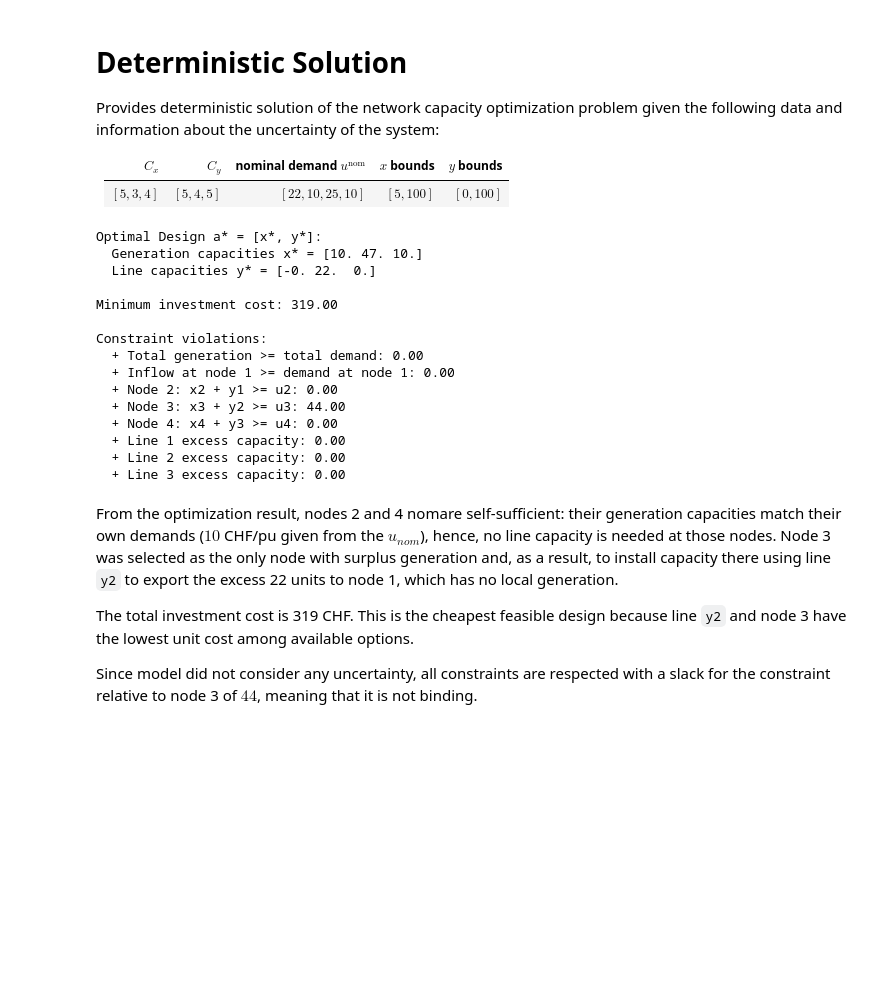
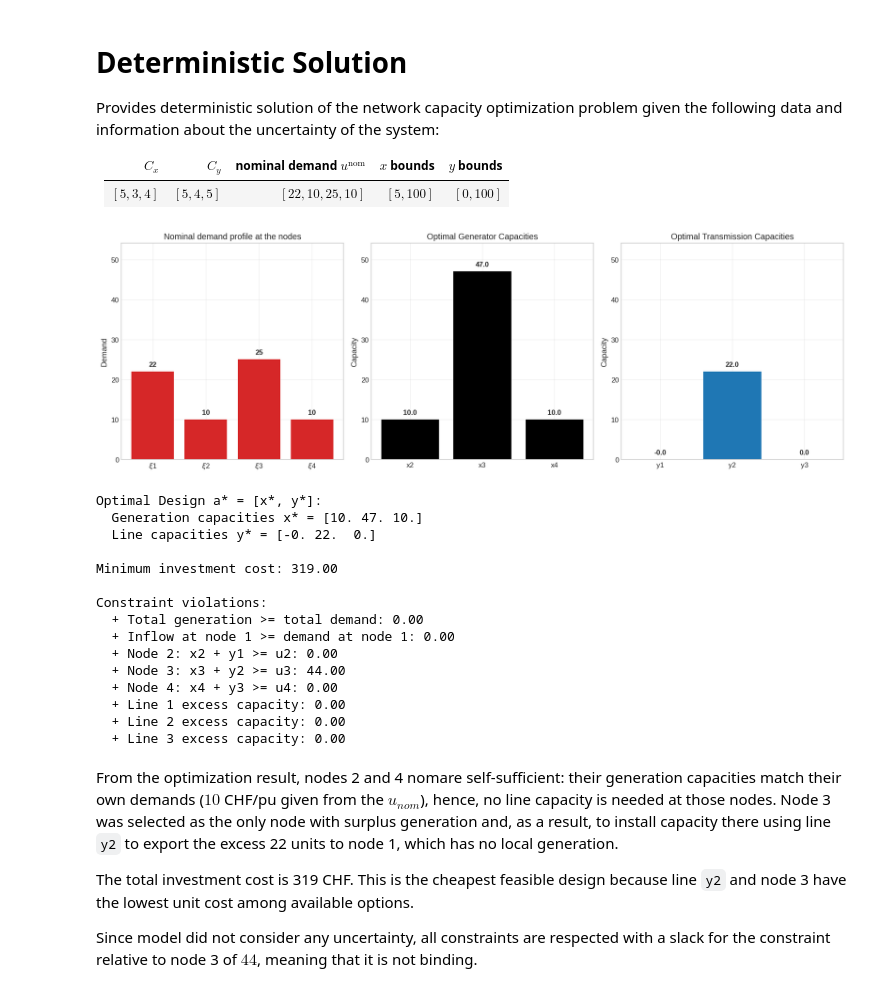
Before and after one commit to slymachenko/stochastic-network-capacity-optimization, a Jupyter notebook: notebooks/01_deterministic_solution.ipynb, the cells around one changed output. Cells and saved outputs as stored; diff of their text form; code cells hidden in the pictures; blank space fills up the shorter version.

Commit message:
UPD: bar plot added

```diff
--- a/notebooks/01_deterministic_solution.ipynb
+++ b/notebooks/01_deterministic_solution.ipynb
@@ -84,8 +124,9 @@ bounds = [(5, 100), (5, 100), (5, 100), (0, 100), (0, 100), (0, 100)]
 # %%
 result = linprog(c, A_ub=-A_ineq, b_ub=-b, bounds=bounds, method='highs')
 
-print_result(result, A_ineq, b)
+display_result(result, A_ineq, b, u_nom)
 # %% [output]
+[figure, added]
 Optimal Design a* = [x*, y*]:
   Generation capacities x* = [10. 47. 10.]
   Line capacities y* = [-0. 22.  0.]
```
Also changed, not shown: parts of 2 cells of this notebook.
